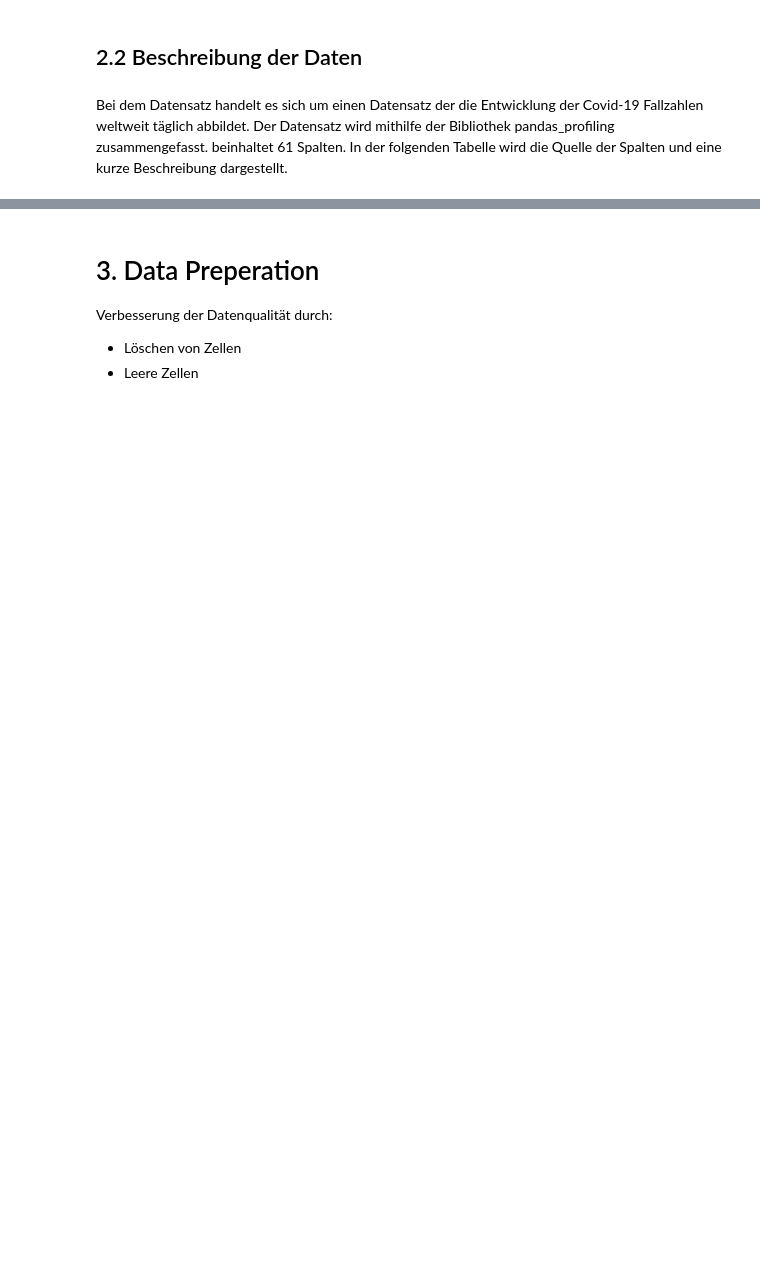
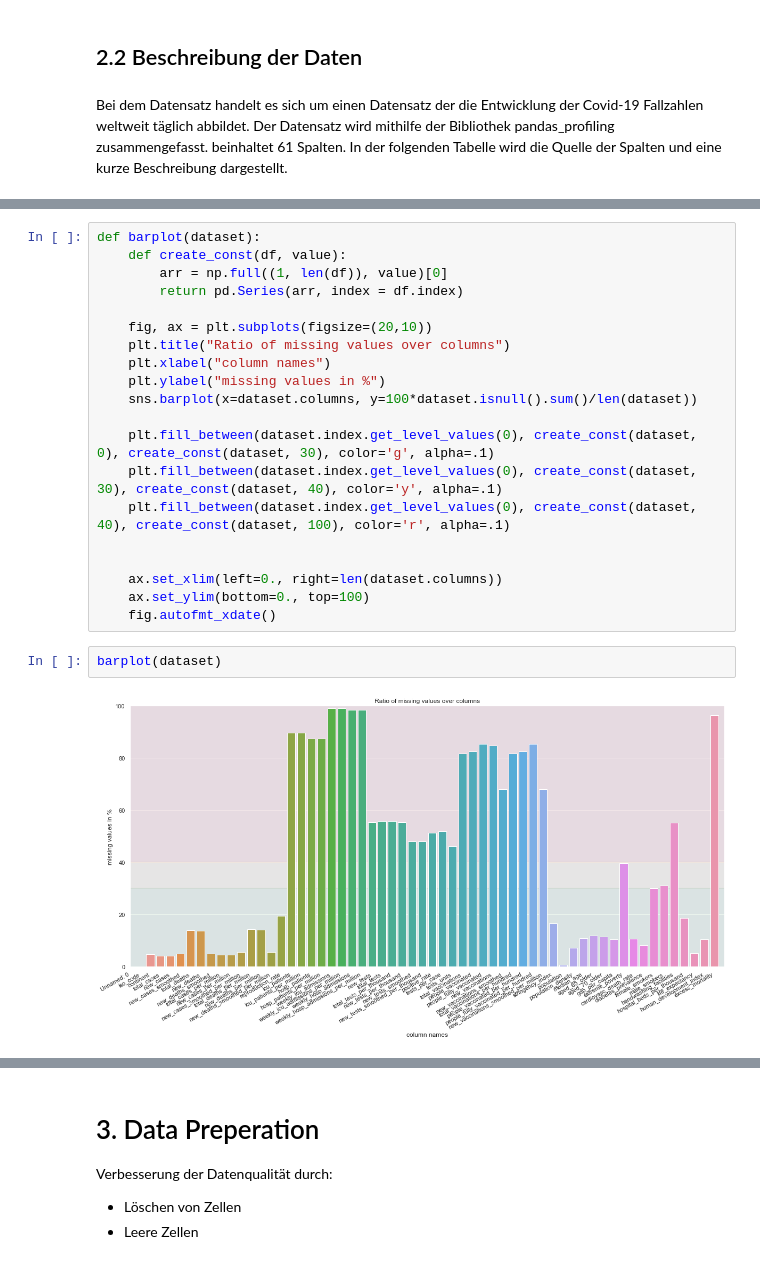
Before and after one commit to MatthiasSimons/covid-analysis, a Jupyter notebook: covid_analysis.ipynb, the cells around one changed output, grey strips where cells are left out. Cells and saved outputs as stored; diff of their text form; blank space fills up the shorter version.

```diff
--- a/covid_analysis.ipynb
+++ b/covid_analysis.ipynb
@@ -132,0 +195,24 @@ pd.read_csv(r"data/covid-dataset_column-description.csv")
+# %%
+def barplot(dataset):
+    def create_const(df, value):
+        arr = np.full((1, len(df)), value)[0]
+        return pd.Series(arr, index = df.index)
+
+    fig, ax = plt.subplots(figsize=(20,10))
+    plt.title("Ratio of missing values over columns")
+    plt.xlabel("column names")
+    plt.ylabel("missing values in %")
+    sns.barplot(x=dataset.columns, y=100*dataset.isnull().sum()/len(dataset))
+
+    plt.fill_between(dataset.index.get_level_values(0), create_const(dataset, 0), create_const(dataset, 30), color='g', alpha=.1)
+    plt.fill_between(dataset.index.get_level_values(0), create_const(dataset, 30), create_const(dataset, 40), color='y', alpha=.1)
+    plt.fill_between(dataset.index.get_level_values(0), create_const(dataset, 40), create_const(dataset, 100), color='r', alpha=.1)
+
+
+    ax.set_xlim(left=0., right=len(dataset.columns))
+    ax.set_ylim(bottom=0., top=100)
+    fig.autofmt_xdate()
+# %%
+barplot(dataset)
+# %% [output]
+[figure, added]
```
Also changed, not shown: parts of 25 cells of this notebook.
